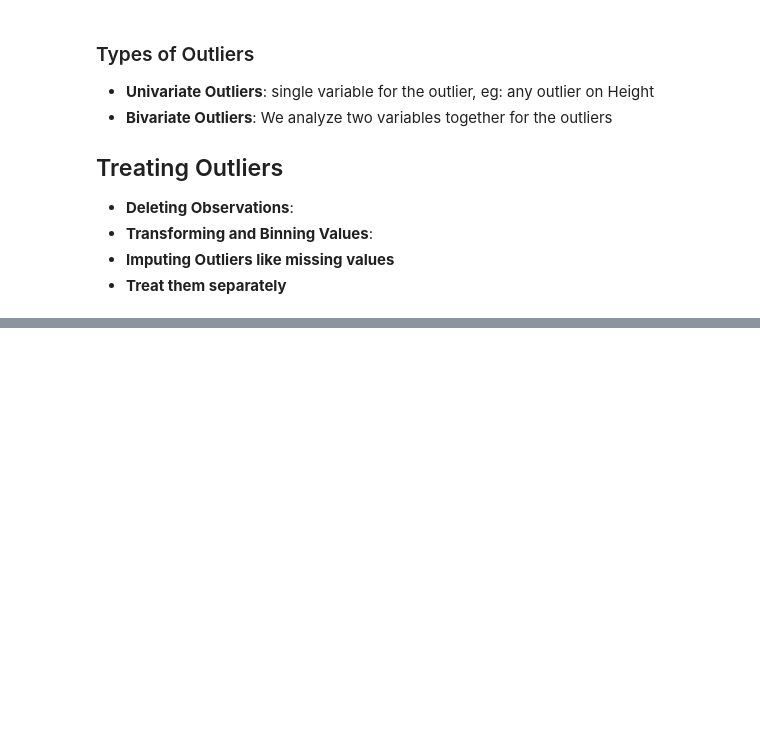
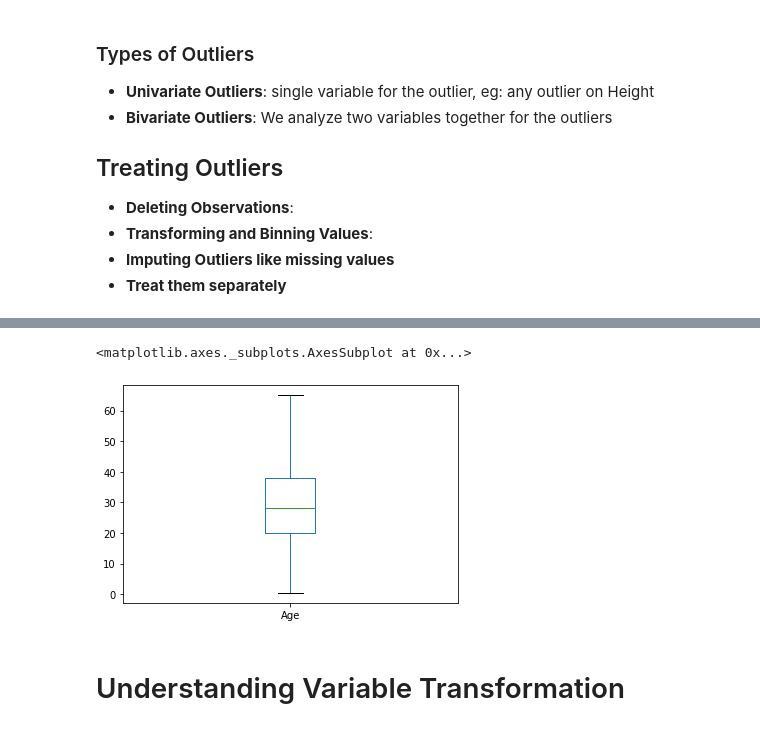
Before and after one commit to sntshred/DataScience, a Jupyter notebook: Operators.ipynb, the cells around one changed output, grey strips where cells are left out. Cells and saved outputs as stored; diff of their text form; code cells hidden in the pictures; blank space fills up the shorter version.

Commit message:
Transforming variables

```diff
--- a/Operators.ipynb
+++ b/Operators.ipynb
@@ -2208,0 +2251,10 @@ Topic to be covered:
+# %%
+import numpy as np
+df.loc[df['Age']>65,'Age'] = np.mean(df['Age'])
+# %%
+df['Age'].plot.box()
+# %% [output]
+<matplotlib.axes._subplots.AxesSubplot at 0x...>
+[figure, added]
+# %% [markdown]
+# Understanding Variable Transformation
```
Also changed, not shown: parts of 31 cells of this notebook, 1 other file.
